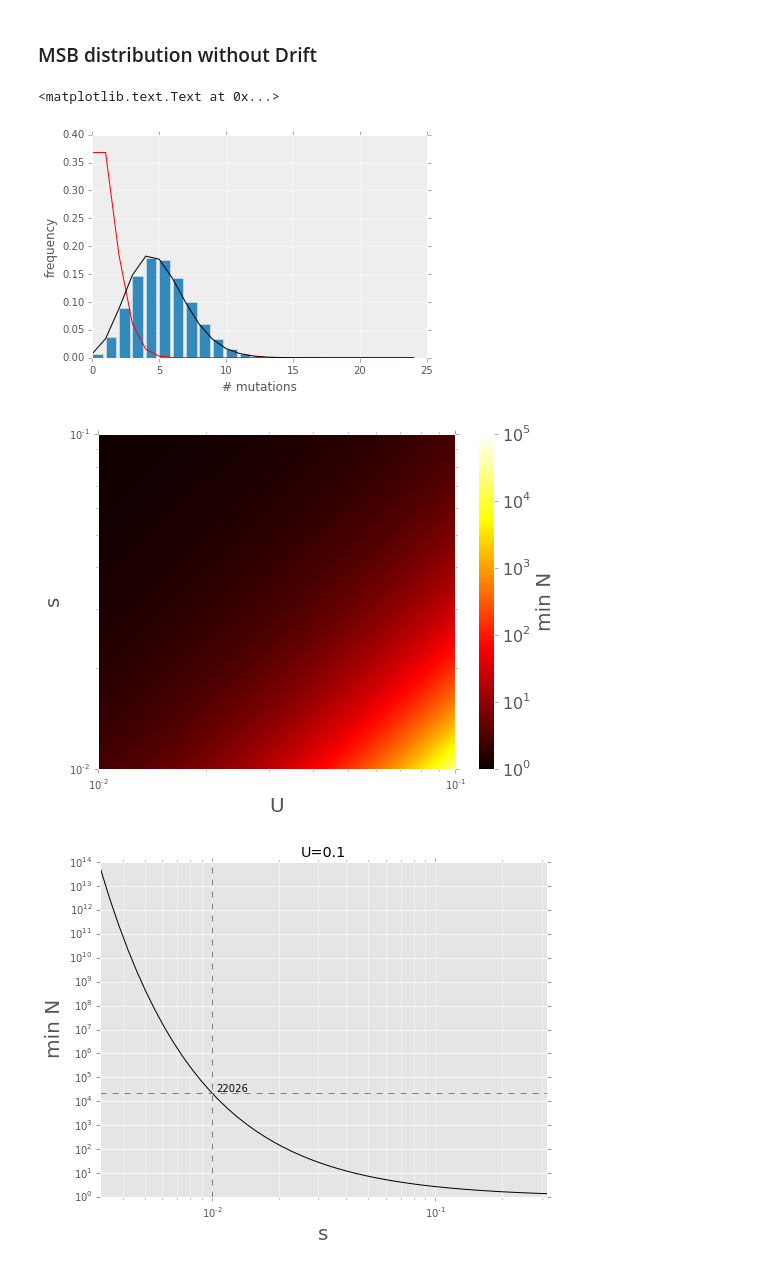
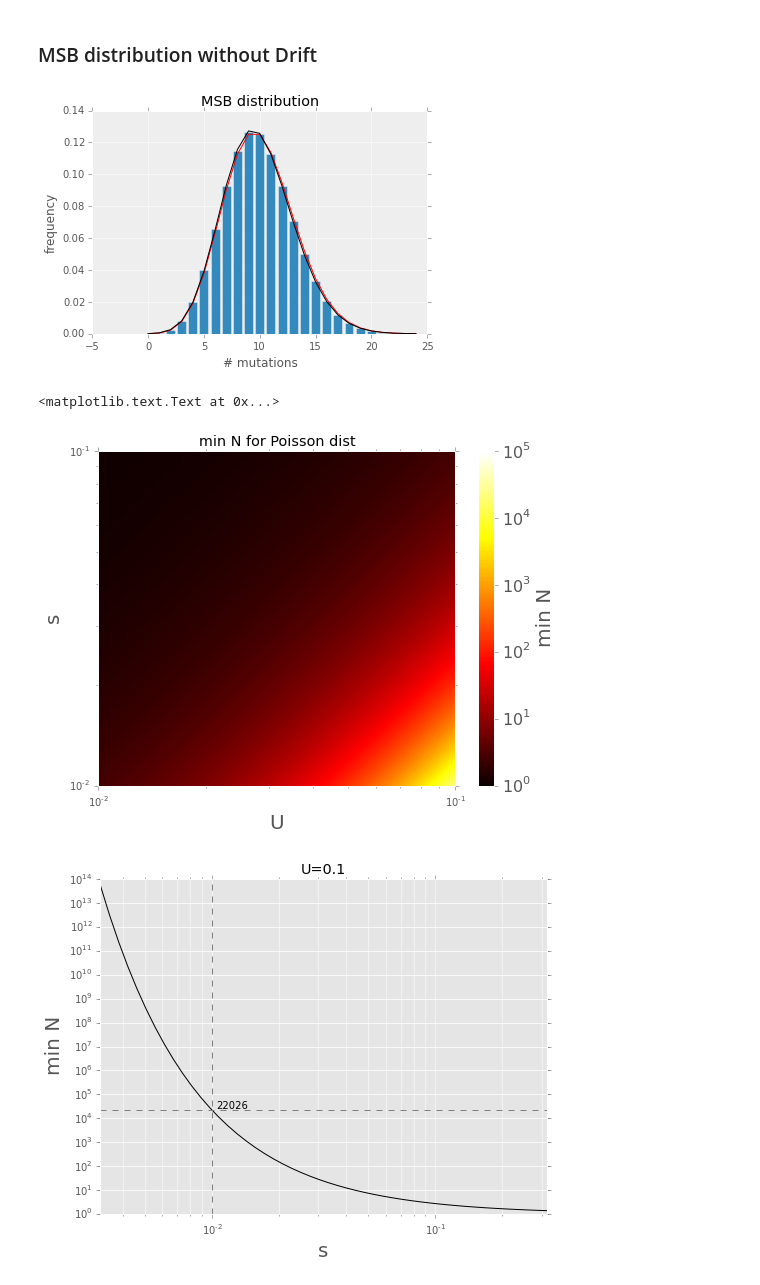
Before and after one commit to yoavram/ipython-notebooks, a Jupyter notebook: Wright-Fisher simulation.ipynb, the cells around one changed output. Drawn from its saved outputs; the diff is of its cells as text; code cells hidden in the pictures.

```diff
--- a/Wright-Fisher simulation.ipynb
+++ b/Wright-Fisher simulation.ipynb
@@ -15,7 +15,7 @@ from mpltools import style
 style.use('ggplot')
 # %%
 U = 0.1
-s = 0.02
+s = 0.01
 N = 10000
 g = 25 # max_mutations
 # %%
@@ -132,19 +132,19 @@ for t in range(10000):
 # %%
 fig,ax = plt.subplots(figsize=(6, 4),
         subplot_kw={'axisbg':'#EEEEEE',
         'axisbelow':True})
-ax.bar(range(g), x)
+ax.bar(range(g), x, align='center')
 
 pois = poisson(U/s).pmf(range(g))
 est = gamma_est(x,1000000,g)
 
 ax.plot(range(g), pois, 'r')
 ax.plot(range(g), est, 'k')
 ax.set_xlabel("# mutations")
 ax.set_ylabel("frequency")
+ax.set_title("MSB distribution");
 # %% [output]
-<matplotlib.text.Text at 0x...>
-[figure, old version]
+[figure, new version]
 # %%
 Us = logspace(-2,-1)
 ss = logspace(-2,-1)
@@ -168,7 +168,9 @@ xlabel('U', fontsize=20)
 ylabel('s', fontsize=20)
 xscale('log')
 yscale('log')
+title("min N for Poisson dist")
 # %% [output]
+<matplotlib.text.Text at 0x...>
-[figure, old version]
+[figure, new version]
 # %%
 ss = logspace(-2.5,-0.5)
```
Also changed, not shown: parts of 2 cells of this notebook.
